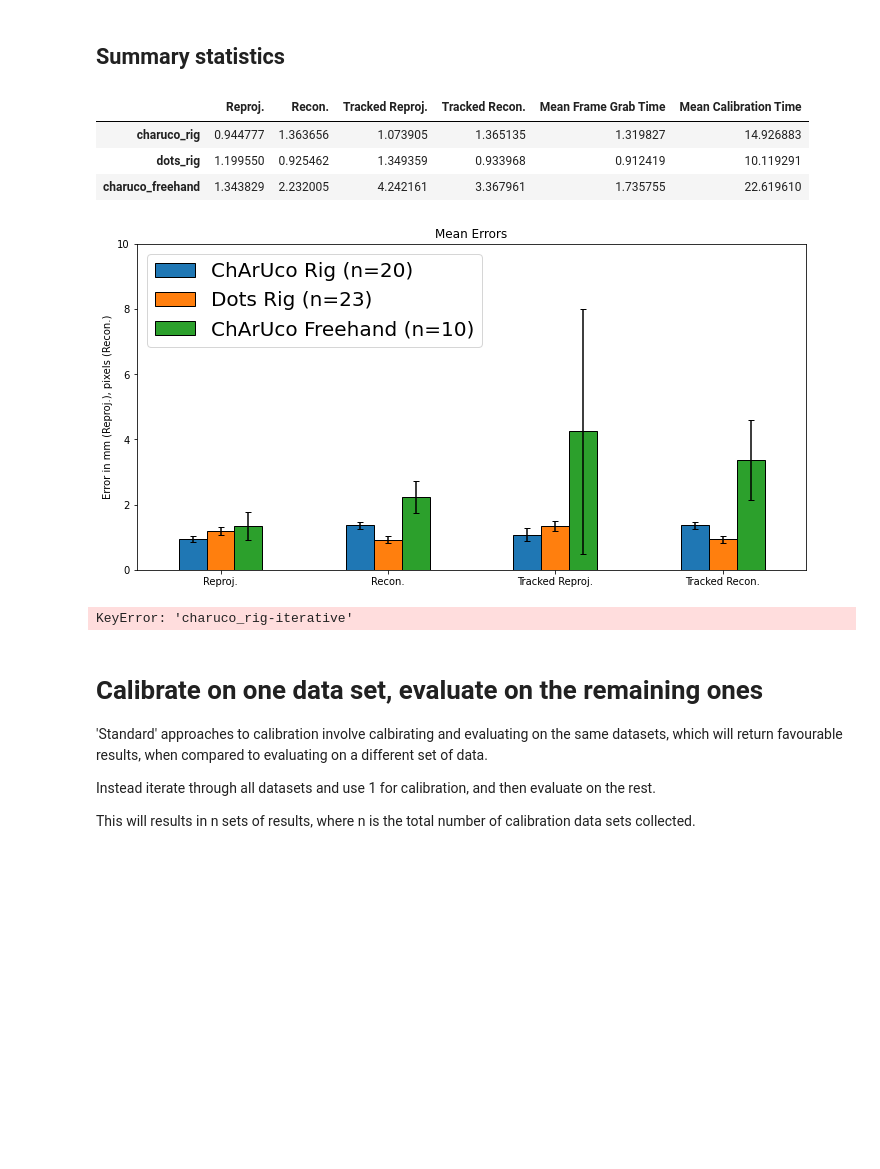
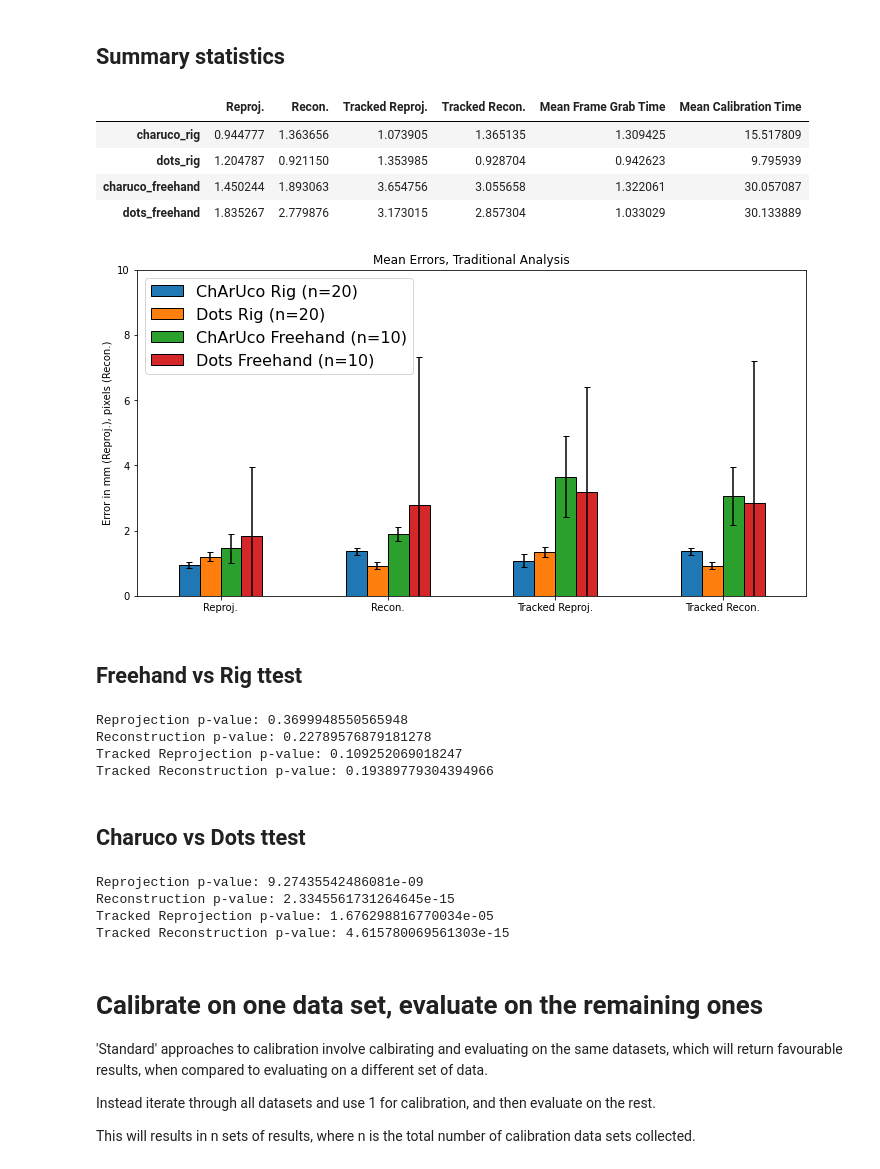
Before and after one commit to UCL/WEISS_Calibration_Study, a Jupyter notebook: process_results.ipynb, the cells around one changed output. Cells and saved outputs as stored; diff of their text form; code cells hidden in the pictures; blank space fills up the shorter version.

```diff
--- a/process_results.ipynb
+++ b/process_results.ipynb
@@ -24,69 +23,65 @@ for csv in csv_files:
 # %% [markdown]
 ## Summary statistics
 # %%
-means, stds = summarise_datasets(calib_data, ["charuco_rig", "dots_rig", "charuco_freehand"])
+means, stds = summarise_datasets(calib_data, ["charuco_rig", "dots_rig", "charuco_freehand", "dots_freehand"])
 columns_to_plot = ["Reproj.", "Recon.", "Tracked Reproj.", "Tracked Recon."]
 
 labels = ["Reproj.", "Recon.", "Tracked Reproj.", "Tracked Recon."]
 
 fig1 = plt.figure(figsize=(figsize))
 ax1 = fig1.add_subplot(1, 1, 1)
 
-means[columns_to_plot].transpose().plot.bar(title="Mean Errors",
+means[columns_to_plot].transpose().plot.bar(title="Mean Errors, Traditional Analysis",
                                             ax=ax1,
                                             yerr=stds.transpose(),
                                             ecolor='black',
                                             capsize=3,
                                             rot=0,
                                             legend=None,
                                             ylabel="Error in mm (Reproj.), pixels (Recon.)",
                                            edgecolor=["black"])
 ax1.set_ylim(0, 10)
 
 n_charuco_rig = len(calib_data["charuco_rig"])
 n_dots_rig = len(calib_data["dots_rig"])
 n_charuco_freehand = len(calib_data["charuco_freehand"])
+n_dots_freehand = len(calib_data["dots_freehand"])
 
-L = ax1.legend(prop={'size': 20})
-legend = [f"ChArUco Rig (n={n_charuco_rig})", f"Dots Rig (n={n_dots_rig})", f"ChArUco Freehand (n={n_charuco_freehand})"]
+L = ax1.legend(prop={'size': 16})
+legend = [f"ChArUco Rig (n={n_charuco_rig})", f"Dots Rig (n={n_dots_rig})", f"ChArUco Freehand (n={n_charuco_freehand})", f"Dots Freehand (n={n_dots_freehand})"]
 L.get_texts()[0].set_text(legend[0])
 L.get_texts()[1].set_text(legend[1])
 L.get_texts()[2].set_text(legend[2])
+L.get_texts()[3].set_text(legend[3])
 
 plt.savefig('plots/charuco_vs_dots_vs_freehand_mean.png', dpi=600)
 
 means
 # %% [output]
 |  | Reproj. | Recon. | Tracked Reproj. | Tracked Recon. | Mean Frame Grab Time | Mean Calibration Time |
-| charuco_rig | 0.944777 | 1.363656 | 1.073905 | 1.365135 | 1.319827 | 14.926883 |
-| dots_rig | 1.199550 | 0.925462 | 1.349359 | 0.933968 | 0.912419 | 10.119291 |
-| charuco_freehand | 1.343829 | 2.232005 | 4.242161 | 3.367961 | 1.735755 | 22.619610 |
+| charuco_rig | 0.944777 | 1.363656 | 1.073905 | 1.365135 | 1.309425 | 15.517809 |
+| dots_rig | 1.204787 | 0.921150 | 1.353985 | 0.928704 | 0.942623 | 9.795939 |
+| charuco_freehand | 1.450244 | 1.893063 | 3.654756 | 3.055658 | 1.322061 | 30.057087 |
+| dots_freehand | 1.835267 | 2.779876 | 3.173015 | 2.857304 | 1.033029 | 30.133889 |
-[figure, old version]
+[figure, new version]
-# %%
-iterative_vs_non_iterative_mean, iterative_vs_non_iterative_std = summarise_datasets(calib_data, ["charuco_rig", "charuco_rig-iterative"])
-
-columns_to_plot = ["Reproj.", "Recon.", "Tracked Reproj.", "Tracked Recon."]
-
-fig1 = plt.figure(figsize=(12,6))
-ax1 = fig1.add_subplot(1, 1, 1)
-
-iterative_vs_non_iterative_mean[columns_to_plot].transpose().plot.bar(ax=ax1, title="Iterative vs  Non Iterative Mean Error", rot=0)
-iterative_vs_non_iterative_std[columns_to_plot].transpose().plot.bar(title="Iterative vs  Non Iterative Standard Deviation", rot=0)
-
-n_rig = len(calib_data["charuco_rig"])
-n_iterative = len(calib_data["charuco_rig-iterative"])
-
-L = ax1.legend()
-legend = [f"Charuco Rig (n={n_rig})", f"Charuco Rig Iterative (n={n_iterative})"]
-L.get_texts()[0].set_text(legend[0])
-L.get_texts()[1].set_text(legend[1])
-
-fig1.savefig('plots/charuco_iterative_vs_noniterative_mean.png', dpi=600)
-
-do_ttest(calib_data, "charuco_rig-iterative", "charuco_rig")
-iterative_vs_non_iterative_mean
-# %% [output]
-KeyError: 'charuco_rig-iterative'
+# %% [markdown]
+## Freehand vs Rig ttest
+# %%
+t_test_vals = do_ttest(calib_data, "dots_freehand", "dots_rig")
+# %% [output]
+Reprojection p-value: 0.3699948550565948
+Reconstruction p-value: 0.22789576879181278
+Tracked Reprojection p-value: 0.109252069018247
+Tracked Reconstruction p-value: 0.19389779304394966
+# %% [markdown]
+## Charuco vs Dots ttest
+# %%
+t_test_vals = do_ttest(calib_data, "charuco_rig", "dots_rig")
+# %% [output]
+Reprojection p-value: 9.27435542486081e-09
+Reconstruction p-value: 2.3345561731264645e-15
+Tracked Reprojection p-value: 1.676298816770034e-05
+Tracked Reconstruction p-value: 4.615780069561303e-15
 # %% [markdown]
 # Calibrate on one data set, evaluate on the remaining ones
 'Standard' approaches to calibration involve calbirating and evaluating on the same datasets, which will return favourable results, when compared to evaluating on a different set of data.
```
Also changed, not shown: parts of 9 cells of this notebook, 3 other files.
